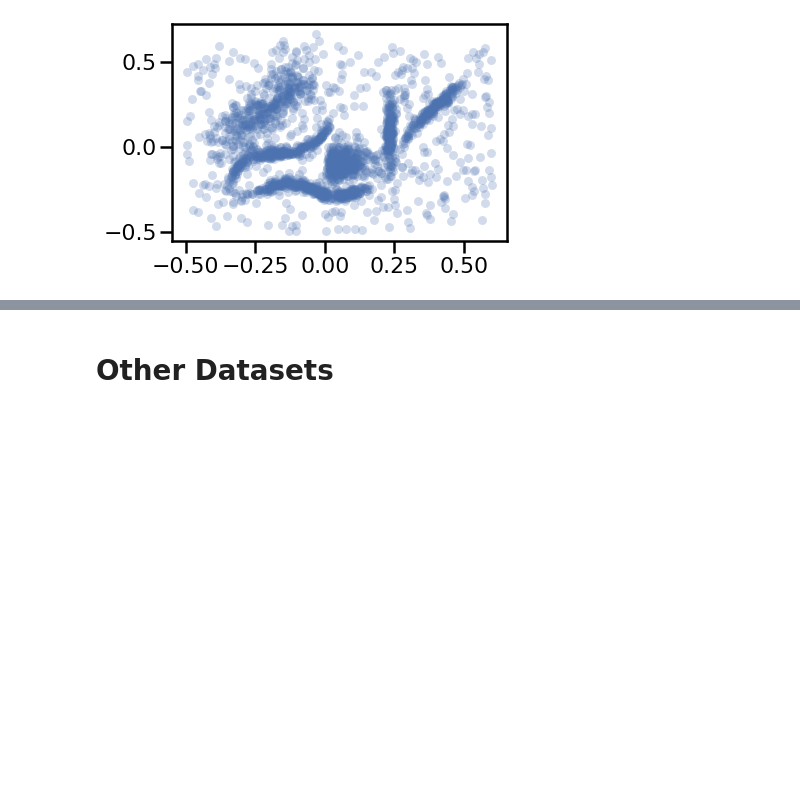
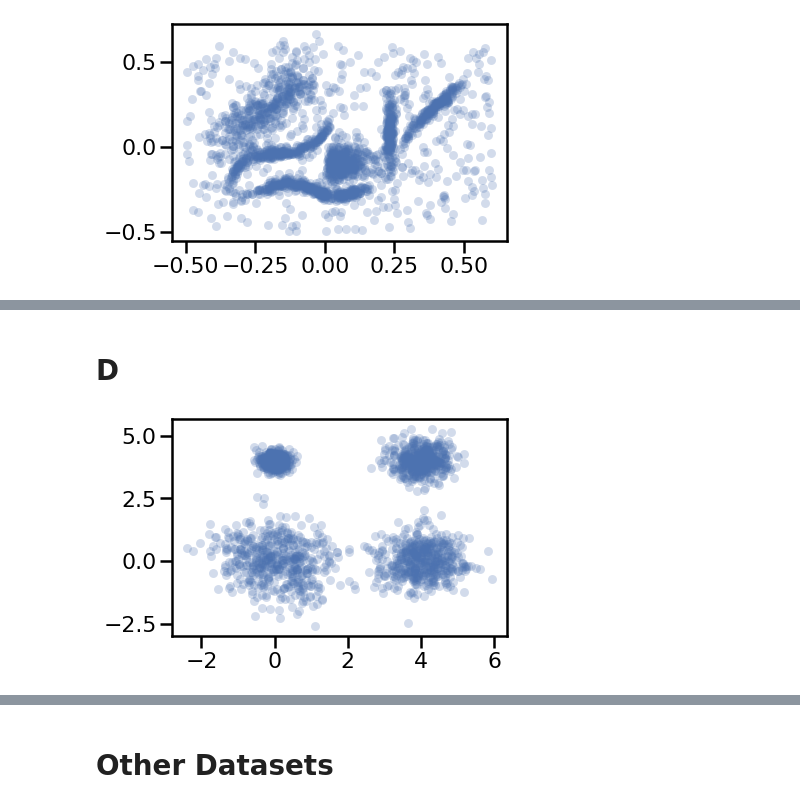
Before and after one commit to darveenvijayan/adaptive_hdbscan, a Jupyter notebook: create_data.ipynb, the cells around one changed output, grey strips where cells are left out. Drawn from its saved outputs; the diff is of its cells as text; code cells hidden in the pictures; blank space fills up the shorter version.

```diff
--- a/create_data.ipynb
+++ b/create_data.ipynb
@@ -22,0 +53,15 @@ frame = plt.gca()
+# %% [markdown]
+# D
+# %%
+data1, _ = datasets.make_blobs(n_samples=500, centers=[(0,0)], cluster_std=0.8)
+data2, _ = datasets.make_blobs(n_samples=500, centers=[(4,0)], cluster_std=0.6)
+data3, _ = datasets.make_blobs(n_samples=500, centers=[(4,4)], cluster_std=0.4)
+data4, _ = datasets.make_blobs(n_samples=500, centers=[(0,4)], cluster_std=0.2)
+
+
+data = np.vstack([data1,data2,data3,data4])
+
+plt.scatter(data.T[0], data.T[1], c='b', **plot_kwds)
+frame = plt.gca()
+# %% [output]
+[figure, added]
```
Also changed, not shown: parts of 11 cells of this notebook, 3 other files.
